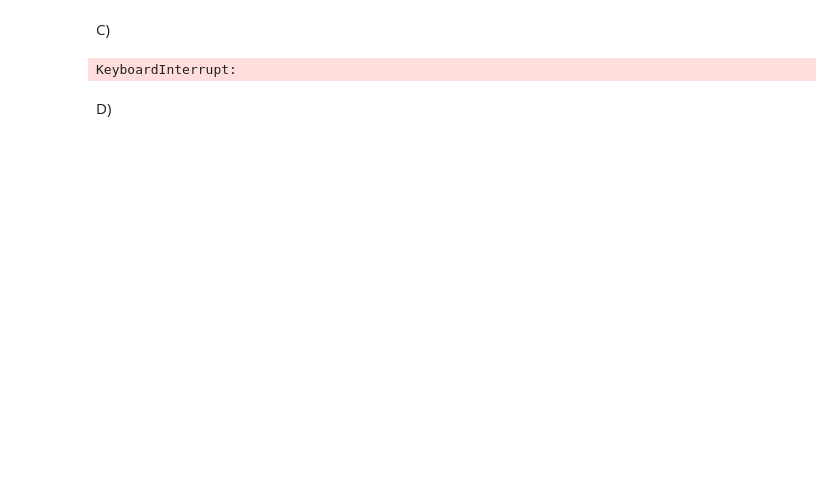
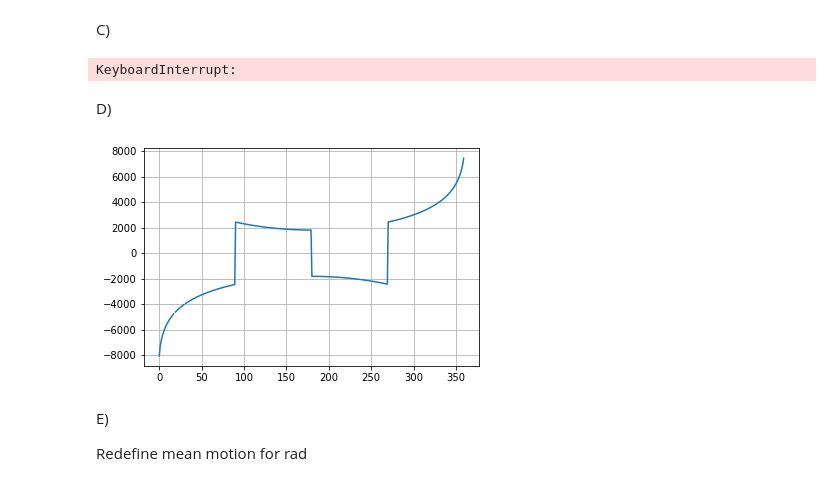
Before and after one commit to aretselis/msc-computational-physics, a Jupyter notebook: Courses/Computational Astrodynamics (ΥΦΥ204)/Problem Sets/retselis_set1.ipynb, the cells around one changed output. Cells and saved outputs as stored; diff of their text form; code cells hidden in the pictures; blank space fills up the shorter version.

Commit message:
Compute useful range of the satellite orbit

```diff
--- a/Courses/Computational Astrodynamics (ΥΦΥ204)/Problem Sets/retselis_set1.ipynb
+++ b/Courses/Computational Astrodynamics (ΥΦΥ204)/Problem Sets/retselis_set1.ipynb
@@ -76,8 +76,8 @@ def orbital_elements_to_cartesian(a, e, i, Omega, omega, M, mu):
     f = lambda E : M-E+np.sin(E)
     fdot = lambda E : -1+np.cos(E)
     # Stopping criteria
-    N = 10  # Number of significant digits to be computed
-    max_repetitions = 100
+    N = 20  # Number of significant digits to be computed
+    max_repetitions = 100000
     es = 0.5 * pow(10, (2 - N))  # Scarborough Criterion
     ea = 100
     E_prev = E_0
@@ -363,3 +363,34 @@ ani.save('3D_molniya_orbit_retselis.mp4',writer=writer,dpi=dpi)
 KeyboardInterrupt:
 # %% [markdown]
 D)
+# %%
+import numpy as np
+import matplotlib.pyplot as plt
+
+size = 720
+iterations = int(size/2)
+c = 1
+f = np.zeros(iterations)
+t1 = 0
+t2 = 1
+M = 0.1
+
+for counter in range(0, iterations):
+    r_vector, v_vector = orbital_elements_to_cartesian(a, e, i, Omega, omega, M, mu)
+    v_rel = np.sqrt(pow(v_vector[0],2)+pow(v_vector[1],2)+pow(v_vector[2],2))
+    if (M>=0 and M<=90) or (M>=180 and M<=270):
+        f[counter] = - v_rel/c
+    else:
+        f[counter] = v_rel/c
+    M = M + 1
+
+plt.figure()
+plt.plot(f)
+plt.grid()
+plt.show()
+# %% [output]
+[figure, added]
+# %% [markdown]
+E)
+
+Redefine mean motion for rad
```
Also changed, not shown: parts of 2 cells of this notebook.
